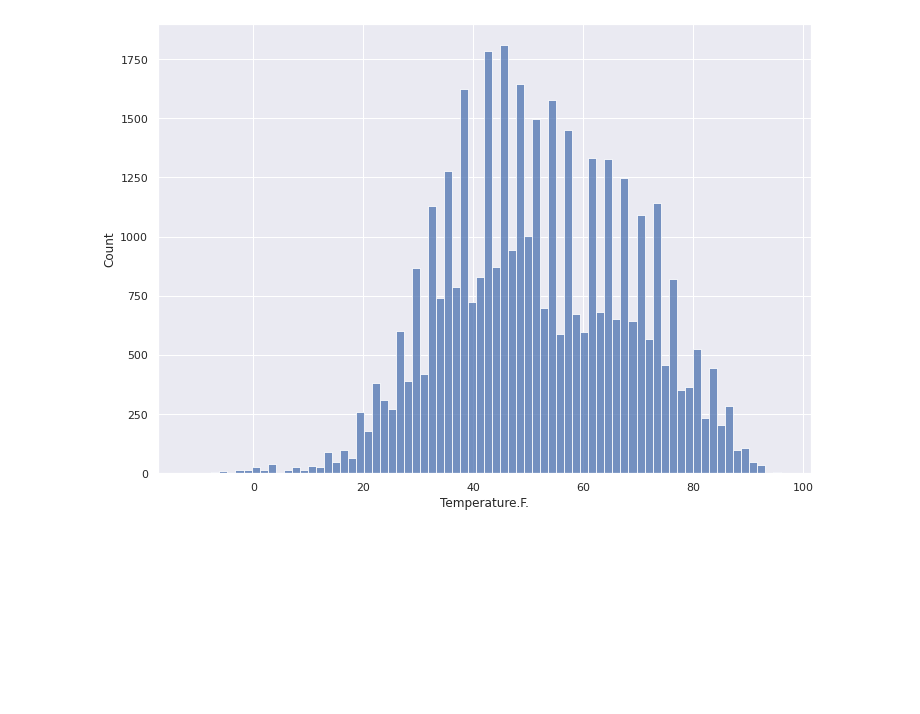
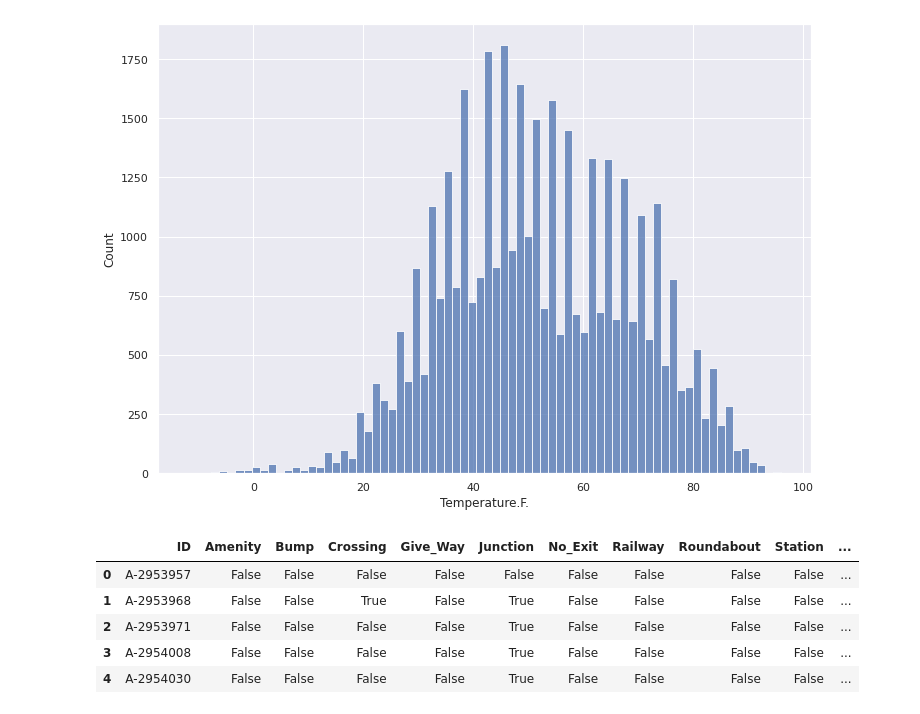
Before and after one commit to bmatore/inft6201, a Jupyter notebook: Data_Analysis_Report_Group_12.ipynb, the cells around one changed output. Saved outputs shown, nothing was run; the diff lists cells and outputs as text; code cells hidden in the pictures; blank space fills up the shorter version.

```diff
--- a/Data_Analysis_Report_Group_12.ipynb
+++ b/Data_Analysis_Report_Group_12.ipynb
@@ -150,3 +157,15 @@ sns.histplot(data = df_accidents, x = "Temperature.F.")
 Mean temperature: (51.92)
 <matplotlib.axes._subplots.AxesSubplot at 0x...>
 [figure]
+# %%
+df_accidents_poi = df_accidents.iloc[: , [1, 31, 32, 33, 34, 35, 36, 37, 38, 39, 40, 41, 42, 43]].copy()
+#sns.pairplot(data = df_accidents, hue="Severity")
+# %%
+df_accidents_poi.head()
+# %% [output]
+|  | ID | Amenity | Bump | Crossing | Give_Way | Junction | No_Exit | Railway | Roundabout | Station | ... |
+| 0 | A-2953957 | False | False | False | False | False | False | False | False | False | ... |
+| 1 | A-2953968 | False | False | True | False | True | False | False | False | False | ... |
+| 2 | A-2953971 | False | False | False | False | True | False | False | False | False | ... |
+| 3 | A-2954008 | False | False | False | False | True | False | False | False | False | ... |
+| 4 | A-2954030 | False | False | False | False | True | False | False | False | False | ... |
```
Also changed, not shown: parts of 5 cells of this notebook.
